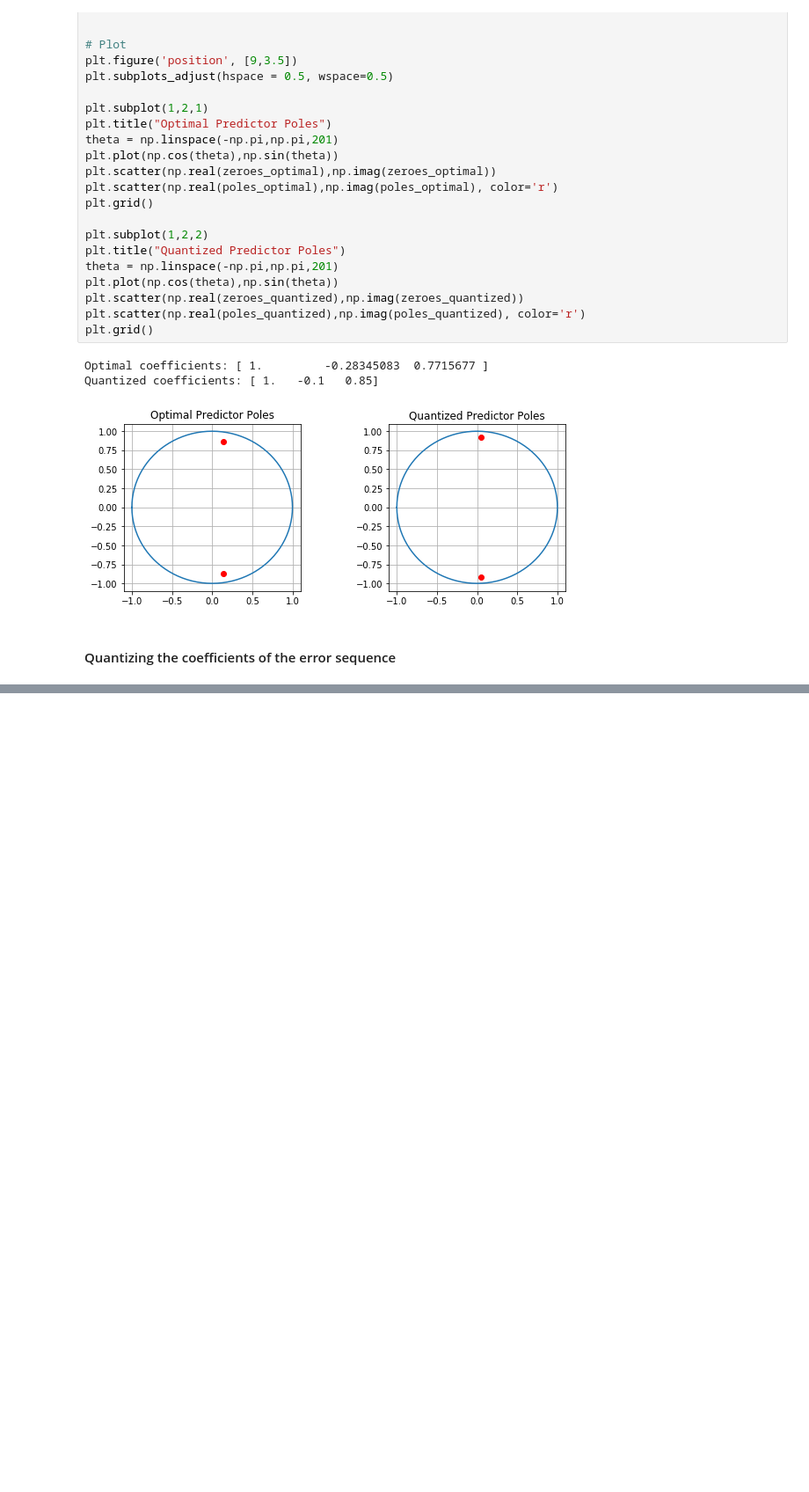
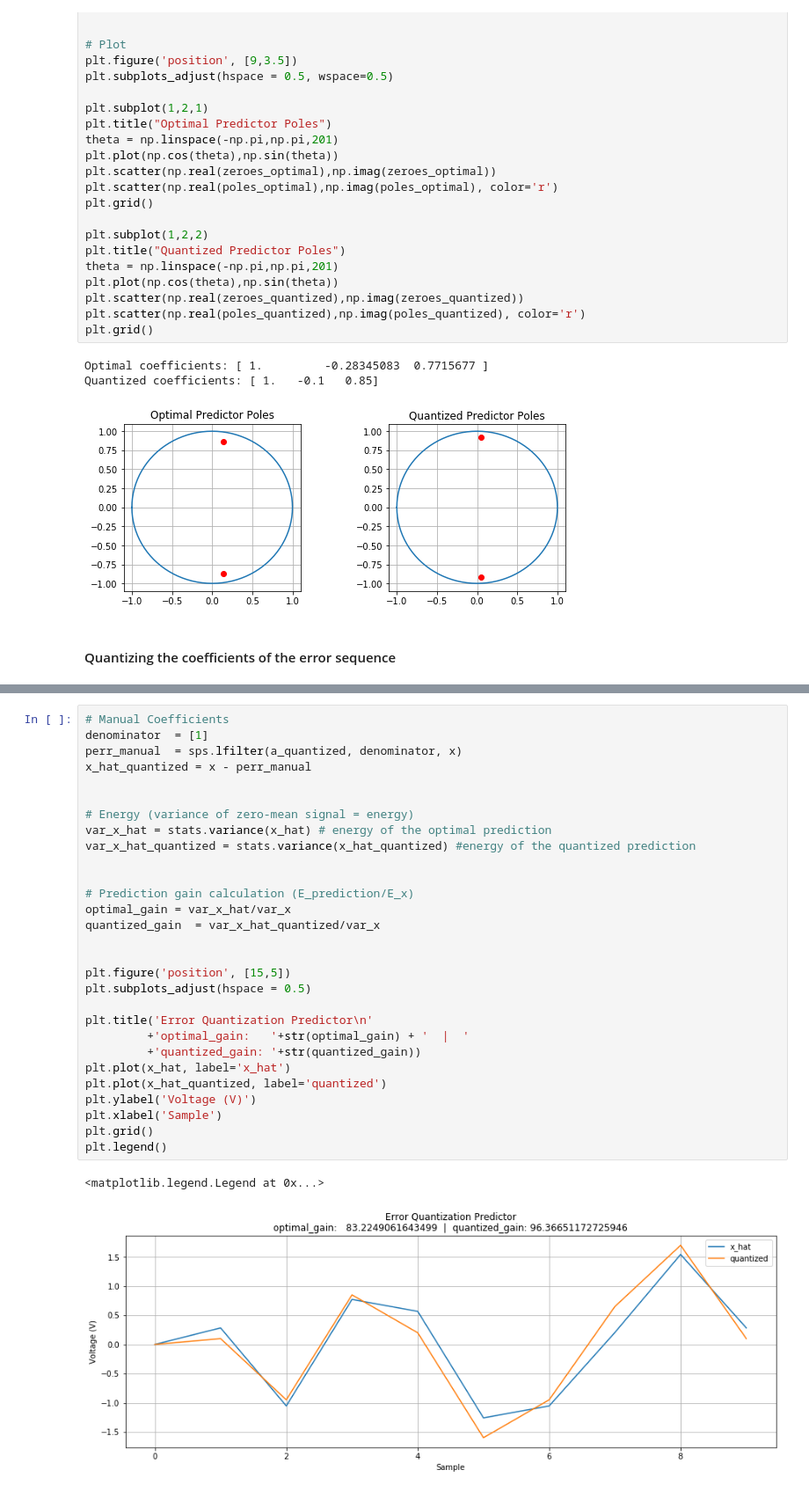
Before and after one commit to rthomp10/dsp, a Jupyter notebook: Prediction and Quantization.ipynb, the cells around one changed output, grey strips where cells are left out. Shown at 88% size. Cells and saved outputs as stored; diff of their text form; blank space fills up the shorter version.

```diff
--- a/Prediction and Quantization.ipynb
+++ b/Prediction and Quantization.ipynb
@@ -364,0 +386,32 @@ Optimal coefficients: [ 1.         -0.28345083  0.7715677 ]
+# %%
+# Manual Coefficients
+denominator  = [1]
+perr_manual  = sps.lfilter(a_quantized, denominator, x)
+x_hat_quantized = x - perr_manual
+
+
+# Energy (variance of zero-mean signal = energy)
+var_x_hat = stats.variance(x_hat) # energy of the optimal prediction
+var_x_hat_quantized = stats.variance(x_hat_quantized) #energy of the quantized prediction
+
+
+# Prediction gain calculation (E_prediction/E_x)
+optimal_gain = var_x_hat/var_x
+quantized_gain  = var_x_hat_quantized/var_x
+
+
+plt.figure('position', [15,5])
+plt.subplots_adjust(hspace = 0.5)
+
+plt.title('Error Quantization Predictor\n'
+         +'optimal_gain:   '+str(optimal_gain) + '  |  '
+         +'quantized_gain: '+str(quantized_gain))
+plt.plot(x_hat, label='x_hat')
+plt.plot(x_hat_quantized, label='quantized')
+plt.ylabel('Voltage (V)')
+plt.xlabel('Sample')
+plt.grid()
+plt.legend()
+# %% [output]
+<matplotlib.legend.Legend at 0x...>
+[figure, added]
```
Also changed, not shown: parts of 6 cells of this notebook.
